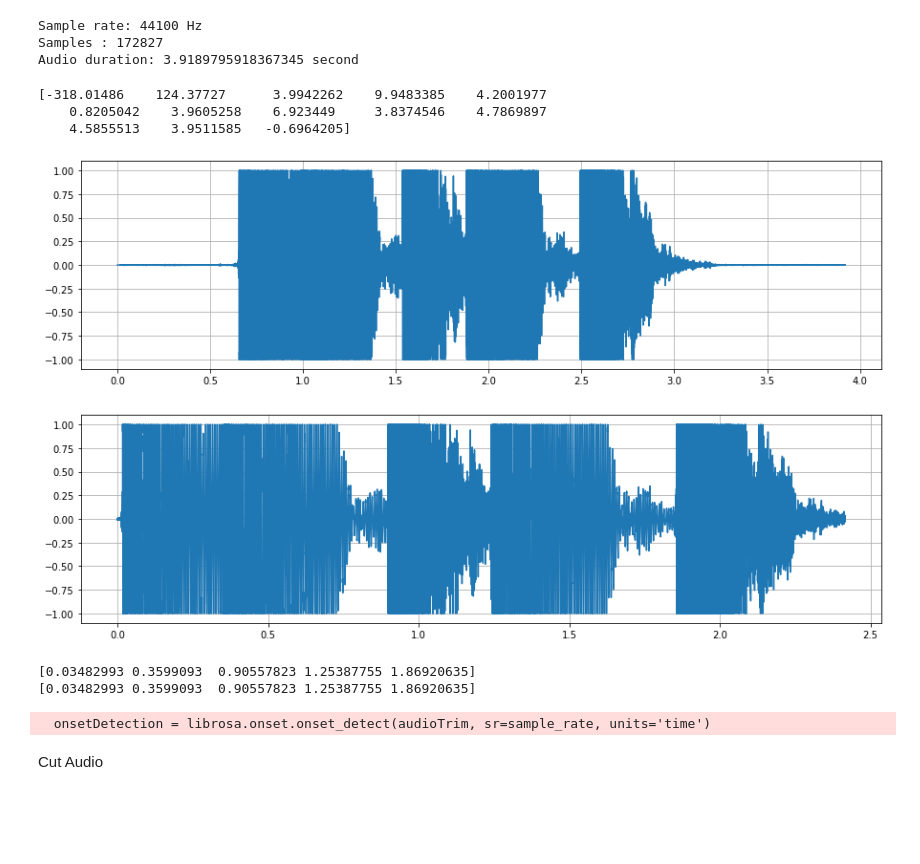
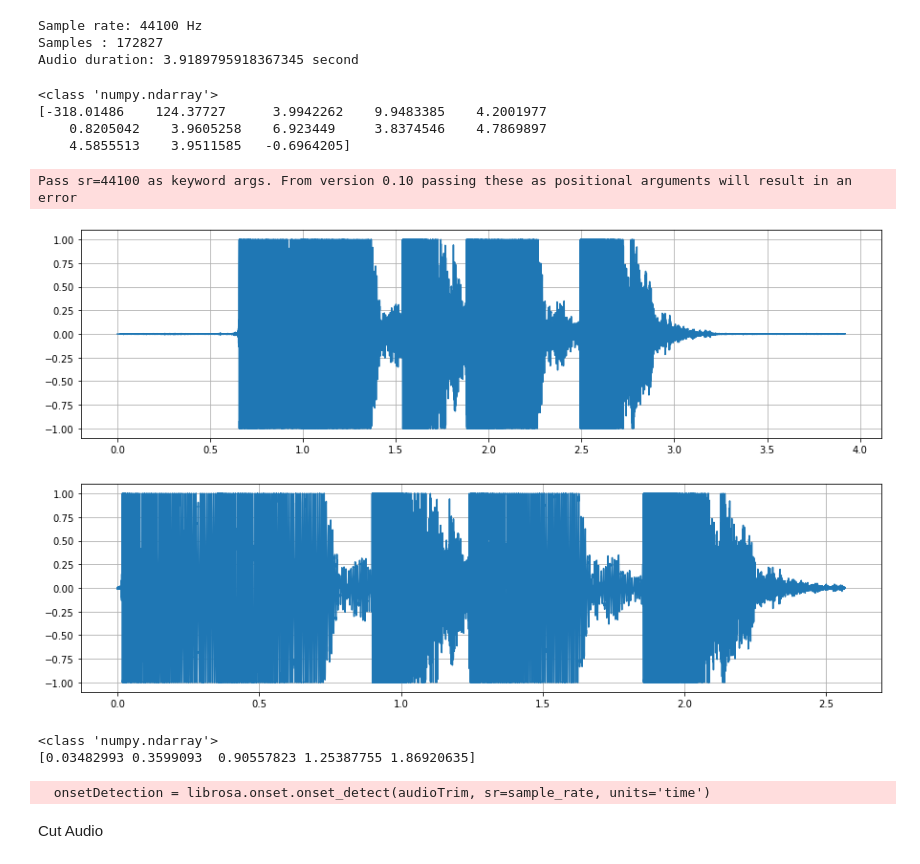
Before and after one commit to hairullana/sistem-darbuka, a Jupyter notebook: basic/basic.ipynb, the cells around one changed output. Drawn from its saved outputs; the diff is of its cells as text; code cells hidden in the pictures; blank space fills up the shorter version.

```diff
--- a/basic/basic.ipynb
+++ b/basic/basic.ipynb
@@ -32,39 +32,42 @@ import librosa
 import librosa.feature
 
 audio,_ = librosa.load(filename, sample_rate)
+print(type(audio))
 windowLength = int(0.02*sample_rate)
 frameLength = int(0.01*sample_rate)
 mfcc = librosa.feature.mfcc(y=audio, sr=sample_rate, n_mfcc=13, n_fft=windowLength, hop_length=frameLength)
 mfcc_flat = np.mean(mfcc, axis=1)
 print(mfcc_flat)
 # %% [output]
+<class 'numpy.ndarray'>
 [-318.01486    124.37727      3.9942262    9.9483385    4.2001977
     0.8205042    3.9605258    6.923449     3.8374546    4.7869897
     4.5855513    3.9511585   -0.6964205]
+Pass sr=44100 as keyword args. From version 0.10 passing these as positional arguments will result in an error
 # %%
 plt.figure(figsize=(15,4))
 plt.plot(np.linspace(0, len(audio) / sample_rate, num=len(audio)), audio)
 plt.grid(True)
 
-audioTrim,_ = librosa.effects.trim(audio, top_db=30)
+audioTrim,_ = librosa.effects.trim(audio, top_db=40)
 
 plt.figure(figsize=(15,4))
 plt.plot(np.linspace(0, len(audioTrim) / sample_rate, num=len(audioTrim)), audioTrim)
 plt.grid(True)
 # %% [output]
 [figure]
-[figure, old version]
+[figure, new version]
 # %%
 onsetDetection = librosa.onset.onset_detect(audioTrim, sr=sample_rate, units='time')
-print(onsetDetection)
+print(type(onsetDetection))
 # onsetDetection = onsetDetection.tolist()
 
 while len(onsetDetection) > 5 :
   onsetDetection = np.delete(onsetDetection, 0)
 print(onsetDetection)
 # %% [output]
+<class 'numpy.ndarray'>
 [0.03482993 0.3599093  0.90557823 1.25387755 1.86920635]
-[0.03482993 0.3599093  0.90557823 1.25387755 1.86920635]
   onsetDetection = librosa.onset.onset_detect(audioTrim, sr=sample_rate, units='time')
 # %% [markdown]
 Cut Audio
```
